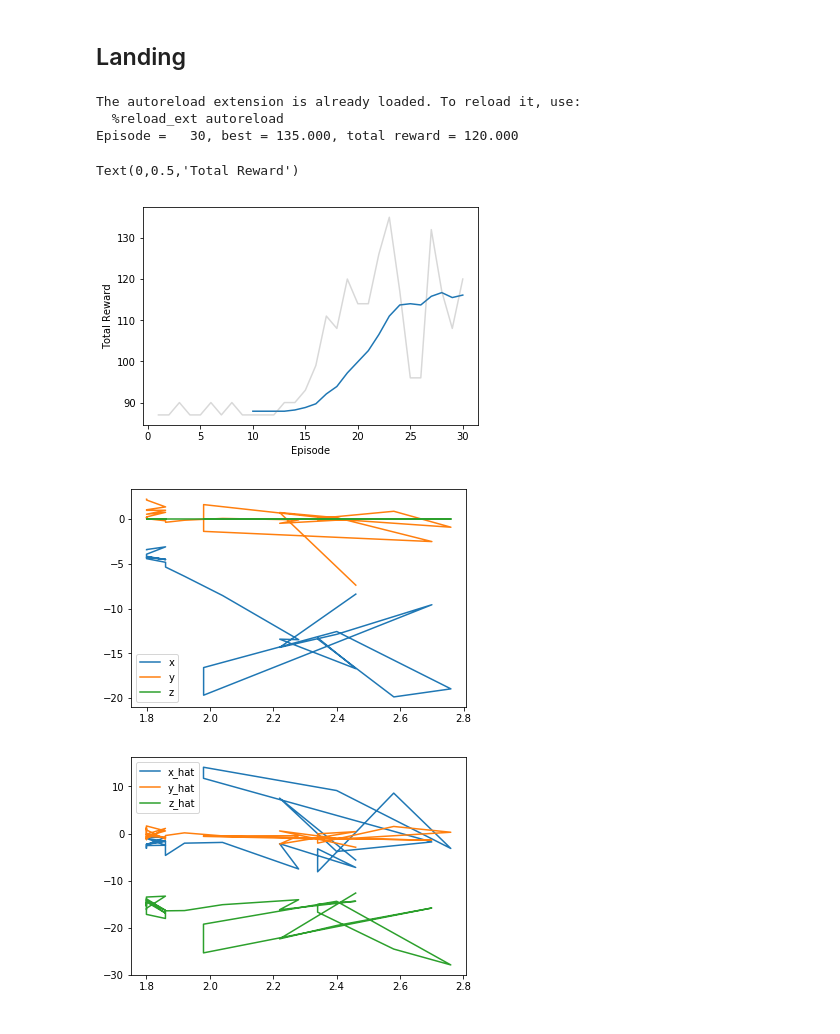
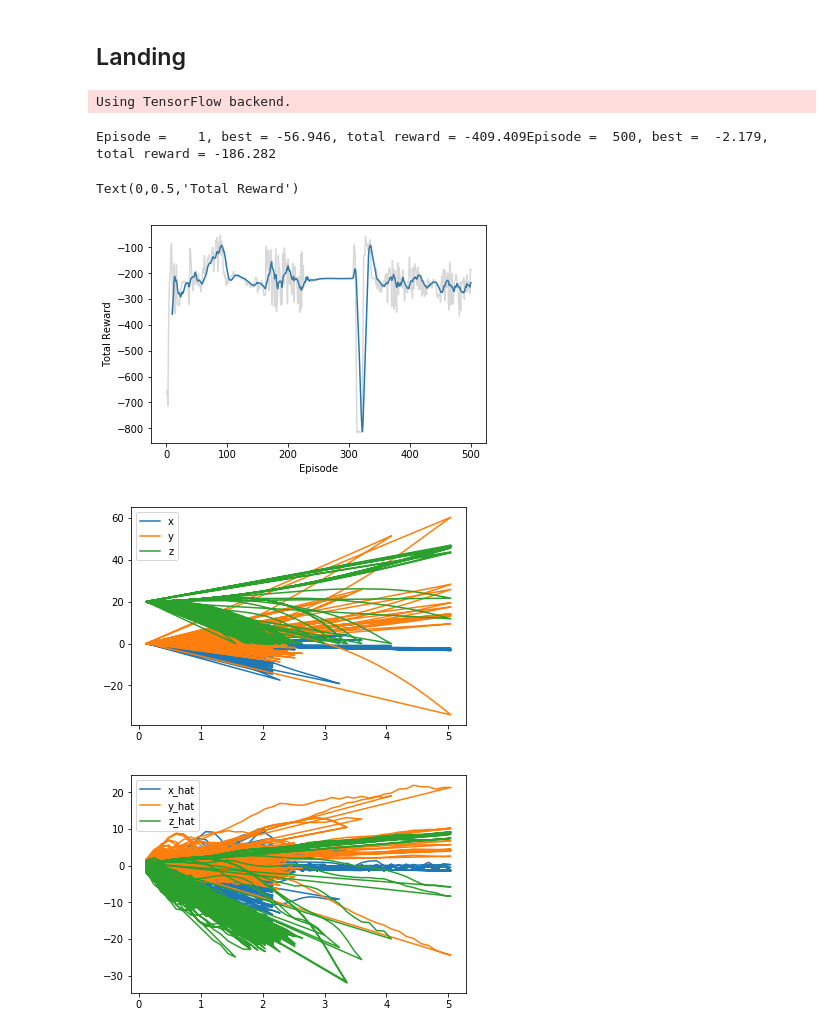
Before and after one commit to boscoybarra/DDPG_Quadcopter_Project_RL, a Jupyter notebook: Quadcopter_Project.ipynb, the cells around one changed output. Drawn from its saved outputs; the diff is of its cells as text; code cells hidden in the pictures.

```diff
--- a/Quadcopter_Project.ipynb
+++ b/Quadcopter_Project.ipynb
@@ -50,7 +50,7 @@ The `labels` list below annotates statistics that are saved while running the si
 
 import csv
 import numpy as np
-from task import Land_Task
+from task import Task
 
 # Modify the values below to give the quadcopter a different starting position.
 runtime = 5.                                     # time limit of the episode
@@ -60,7 +60,7 @@ init_angle_velocities = np.array([0., 0., 0.])   # initial angle velocities
 file_output = 'data.txt'                         # file name for saved results
 
 # Setup
-task = Land_Task(init_pose, init_velocities, init_angle_velocities, runtime)
+task = Task(init_pose, init_velocities, init_angle_velocities, runtime)
 agent = Basic_Agent(task)
 done = False
 labels = ['time', 'x', 'y', 'z', 'phi', 'theta', 'psi', 'x_velocity',
@@ -335,27 +367,34 @@ import csv
 import numpy as np
 import pandas as pd
 from agents.agent import DDPG
+from task import TakeOff_Task
 from task import Land_Task
 
 # Quadcopter a different starting position.
 
 # Modify the values below to give the quadcopter a different starting position.
 runtime = 5.                                     # time limit of the episode
-init_pose = np.array([0., 0., 10., 0., 0., 0.])  # initial pose
+init_pose = np.array([0., 0., 20., 0., 0., 0.])  # initial pose
 init_velocities = np.array([0., 0., 0.])         # initial velocities
 init_angle_velocities = np.array([0., 0., 0.])   # initial angle velocities
-file_output = 'data_landing.txt'                 # file name for saved results
+file_output = 'data_takeoff.txt'                         # file name for saved results
 
 # Setup
-num_episodes = 30
+num_episodes = 500
 target_pos = np.array([0., 0., 0.])
 task = Land_Task(init_pose, init_velocities, init_angle_velocities, runtime)
 agent = DDPG(task)
 done = False
+
+# Labels
+reward_labels = ['episode', 'total_reward']
 labels = ['time', 'x', 'y', 'z', 'phi', 'theta', 'psi', 'x_velocity',
           'y_velocity', 'z_velocity', 'phi_velocity', 'theta_velocity',
-          'psi_velocity', 'rotor_speed1', 'rotor_speed2', 'rotor_speed3', 'rotor_speed4', 'i_episode', 'total_reward']
+          'psi_velocity', 'rotor_speed1', 'rotor_speed2', 'rotor_speed3', 'rotor_speed4']
+
+# Results
 results = {x : [] for x in labels}
+reward_results = {x : [] for x in reward_labels}
 
 # Run the simulation, and save the results.
 with open(file_output, 'w') as csvfile:
@@ -368,34 +407,37 @@ with open(file_output, 'w') as csvfile:
             next_state, reward, done = task.step(action)
             agent.step(action, reward, next_state, done)
             state = next_state
-            if done:
-                rotor_speeds = agent.act(state)
-                _, _, done = task.step(rotor_speeds)
-                to_write = [task.sim.time] + list(task.sim.pose) + list(task.sim.v) + list(task.sim.angular_v) + list(action) + [i_episode] + [agent.total_reward]
-                for ii in range(len(labels)):
-                    results[labels[ii]].append(to_write[ii])
+            rotor_speeds = agent.act(state)
+            _, _, done = task.step(rotor_speeds)
+            to_write = [task.sim.time] + list(task.sim.pose) + list(task.sim.v) + list(task.sim.angular_v) + list(rotor_speeds)
+            for ii in range(len(labels)):
+                results[labels[ii]].append(to_write[ii])
                 writer.writerow(to_write)
                 # Print while training relevant data
                 print("\rEpisode = {:4d}, best = {:7.3f}, total reward = {:7.3f}".format(
                     i_episode, agent.best_score, agent.total_reward), end="")  # [debug]
+            if done:
                 break
+
+        reward_results['episode'].append(i_episode)
+        reward_results['total_reward'].append(agent.total_reward)
+
         sys.stdout.flush()
 # %% [output]
-The autoreload extension is already loaded. To reload it, use:
-  %reload_ext autoreload
-Episode =   30, best = 135.000, total reward = 120.000
+Using TensorFlow backend.
+Episode =    1, best = -56.946, total reward = -409.409Episode =  500, best =  -2.179, total reward = -186.282
 # %%
-episode = results['i_episode']
-total_reward = results['total_reward']
+episode = reward_results['episode']
+total_reward = reward_results['total_reward']
 
 smoothed_rews = running_mean(total_reward, 10)
 plt.plot(episode[-len(smoothed_rews):], smoothed_rews)
 plt.plot(episode, total_reward, color='grey', alpha=0.3)
 plt.xlabel('Episode')
 plt.ylabel('Total Reward')
 # %% [output]
 Text(0,0.5,'Total Reward')
-[figure, old version]
+[figure, new version]
 # %%
 import matplotlib.pyplot as plt
 %matplotlib inline
@@ -408,7 +450,7 @@ plt.plot(results['time'], results['z'], label='z')
 plt.legend()
 _ = plt.ylim()
 # %% [output]
-[figure, old version]
+[figure, new version]
 # %%
 # visualizes the velocity of the quadcopter.
 plt.plot(results['time'], results['x_velocity'], label='x_hat')
@@ -417,7 +459,7 @@ plt.plot(results['time'], results['z_velocity'], label='z_hat')
 plt.legend()
 _ = plt.ylim()
 # %% [output]
-[figure, old version]
+[figure, new version]
 # %%
 # Below the Euler angles (the rotation of the quadcopter over the $x$-, $y$-, and $z$-axes)
 
```
Also changed, not shown: parts of 23 cells of this notebook, 7 other files.
